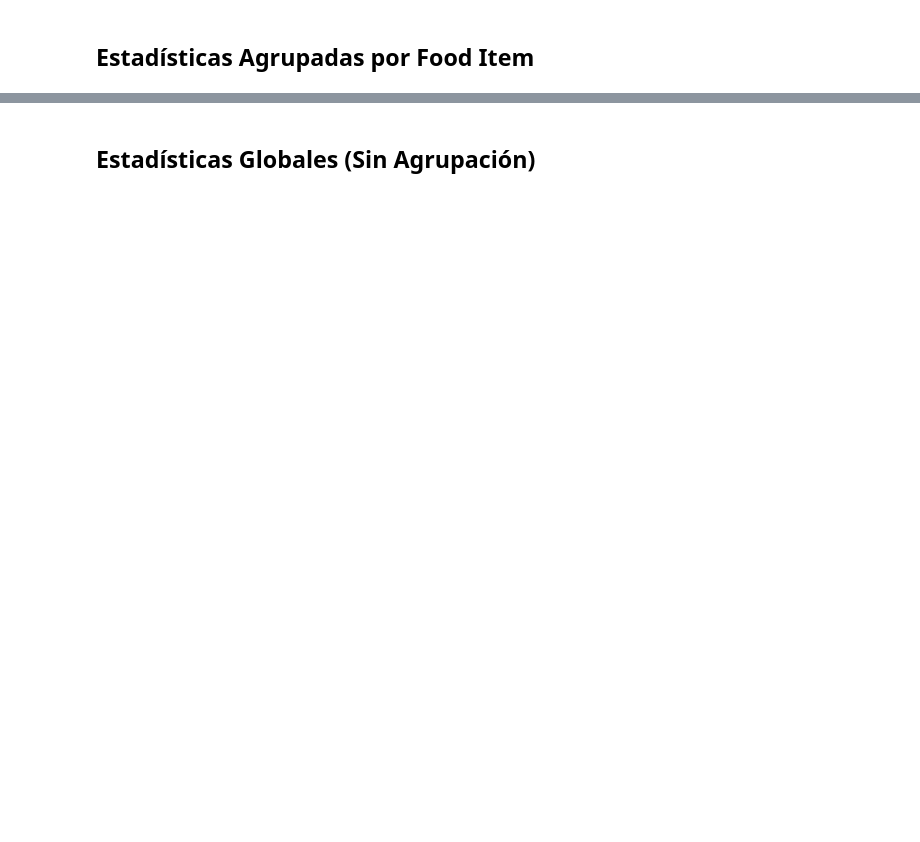
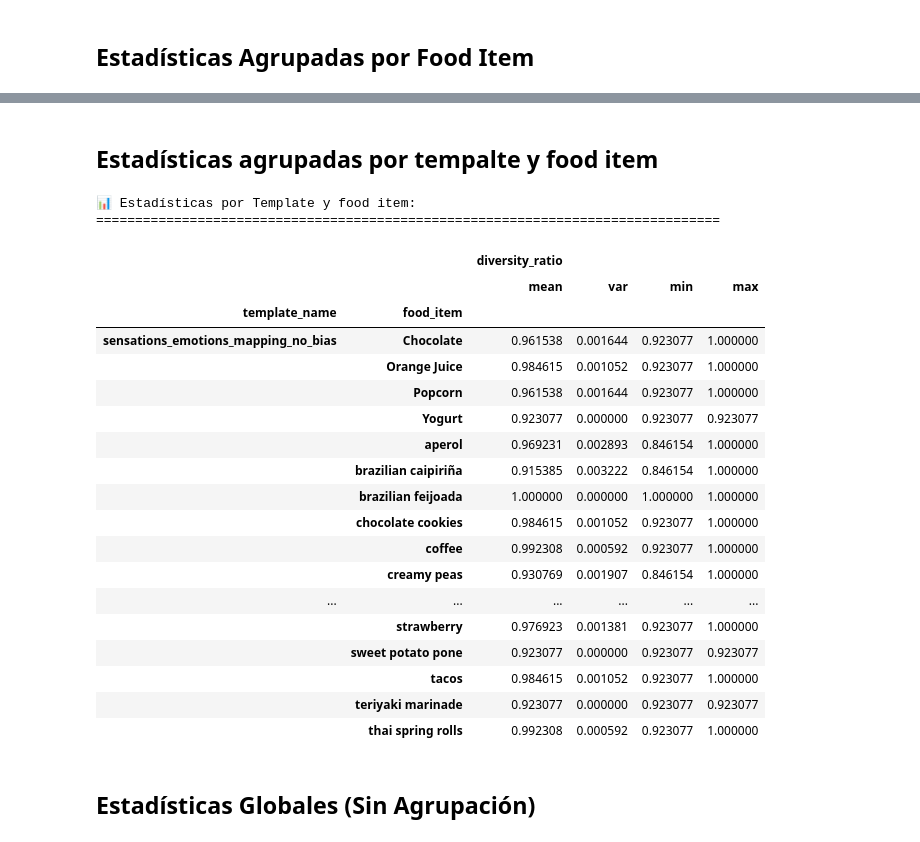
Before and after one commit to audioreprompt-org/audio_reprompt, a Jupyter notebook: models/notebooks/prompt_engineering_lexical_diversity.ipynb, the cells around one changed output, grey strips where cells are left out. Drawn from its saved outputs; the diff is of its cells as text; code cells hidden in the pictures; blank space fills up the shorter version.

Commit message:
Estadísticas descriptivas agrupadas por template y por food item

```diff
--- a/models/notebooks/prompt_engineering_lexical_diversity.ipynb
+++ b/models/notebooks/prompt_engineering_lexical_diversity.ipynb
@@ -650,3 +683,37 @@ stats_by_food_sorted.head(10)
+# %% [markdown]
+## Estadísticas agrupadas por tempalte y food item
+# %%
+# Estadísticas agrupadas por template_name
+stats_by_template = results_with_stats.groupby(['template_name', 'food_item'])[
+    #['unique_terms', 'total_terms', 'diversity_ratio']
+    ['diversity_ratio']
+].agg(['mean', 'var', 'min', 'max'])
+
+print("📊 Estadísticas por Template y food item:")
+print("="*80)
+stats_by_template
+# %% [output]
+📊 Estadísticas por Template y food item:
+================================================================================
+|  |  | diversity_ratio |  |  |  |
+|  |  | mean | var | min | max |
+| template_name | food_item |  |  |  |  |
+| sensations_emotions_mapping_no_bias | Chocolate | 0.961538 | 0.001644 | 0.923077 | 1.000000 |
+|  | Orange Juice | 0.984615 | 0.001052 | 0.923077 | 1.000000 |
+|  | Popcorn | 0.961538 | 0.001644 | 0.923077 | 1.000000 |
+|  | Yogurt | 0.923077 | 0.000000 | 0.923077 | 0.923077 |
+|  | aperol | 0.969231 | 0.002893 | 0.846154 | 1.000000 |
+|  | brazilian caipiriña | 0.915385 | 0.003222 | 0.846154 | 1.000000 |
+|  | brazilian feijoada | 1.000000 | 0.000000 | 1.000000 | 1.000000 |
+|  | chocolate cookies | 0.984615 | 0.001052 | 0.923077 | 1.000000 |
+|  | coffee | 0.992308 | 0.000592 | 0.923077 | 1.000000 |
+|  | creamy peas | 0.930769 | 0.001907 | 0.846154 | 1.000000 |
+| ... | ... | ... | ... | ... | ... |
+|  | strawberry | 0.976923 | 0.001381 | 0.923077 | 1.000000 |
+|  | sweet potato pone | 0.923077 | 0.000000 | 0.923077 | 0.923077 |
+|  | tacos | 0.984615 | 0.001052 | 0.923077 | 1.000000 |
+|  | teriyaki marinade | 0.923077 | 0.000000 | 0.923077 | 0.923077 |
+|  | thai spring rolls | 0.992308 | 0.000592 | 0.923077 | 1.000000 |
 # %% [markdown]
 ## Estadísticas Globales (Sin Agrupación)
 # %%
```
Also changed, not shown: parts of 6 cells of this notebook.
